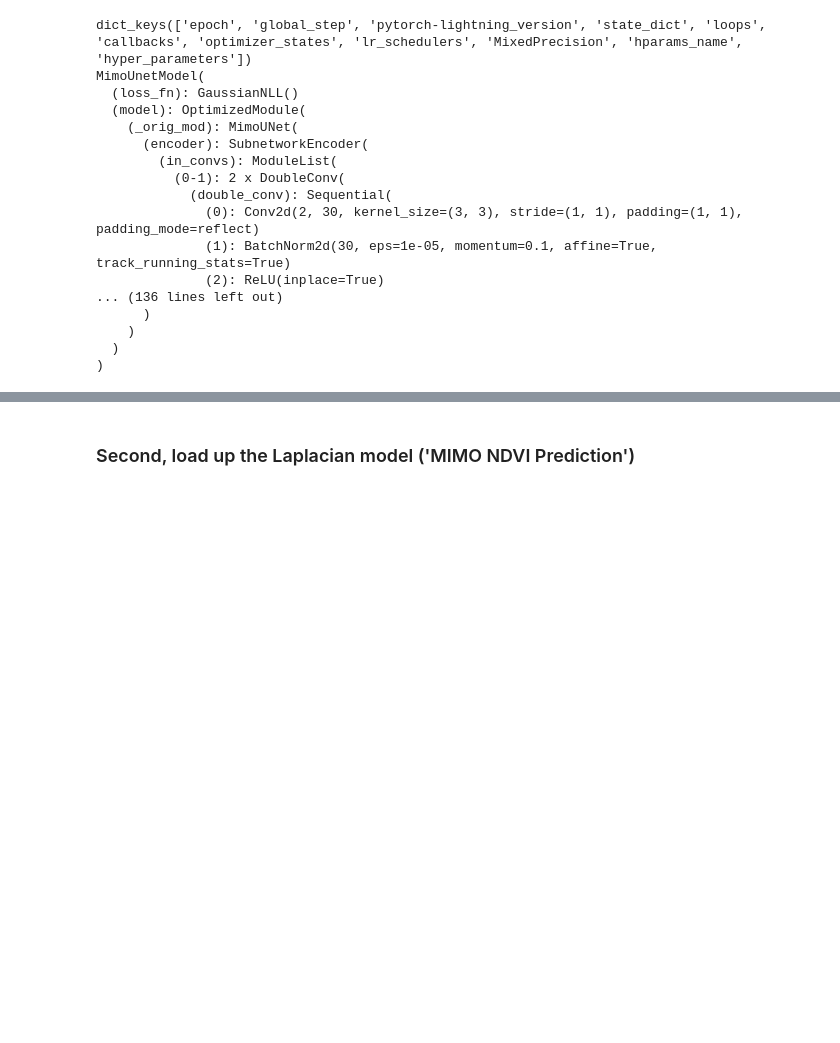
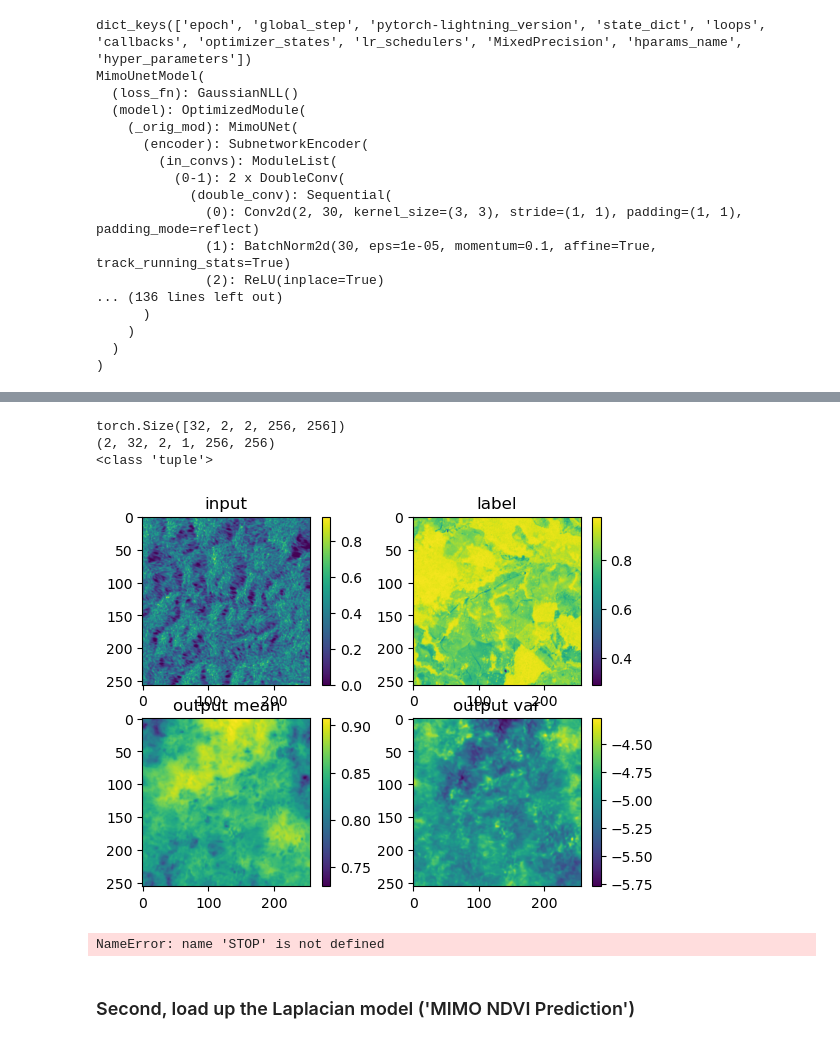
Before and after one commit to beckynevin/MIMO-Unet-cov, a Jupyter notebook: CompareModels.ipynb, the cells around one changed output, grey strips where cells are left out. Saved outputs shown, nothing was run; the diff lists cells and outputs as text; code cells hidden in the pictures; blank space fills up the shorter version.

Commit message:
up to displaying output and var

```diff
--- a/CompareModels.ipynb
+++ b/CompareModels.ipynb
@@ -47,8 +49,6 @@ args = Namespace(**args)  # Convert dictionary to Namespace
 dm = get_datamodule(args)
 
 
-# Initialize the datamodule (this can be modified based on your setup)
-dm = get_datamodule(args)
 
 # Instantiate the model (ensure to use the same parameters as during training)
 model = MimoUnetModel(
@@ -76,7 +76,7 @@ model.compile()
 # %%
 print(args)
 # Load the checkpoint
-checkpoint = torch.load(args.checkpoint_path)
+checkpoint = torch.load(args.checkpoint_path, map_location=torch.device('cpu'))
 print(checkpoint.keys())
 model.load_state_dict(checkpoint['state_dict'])
 
@@ -120,13 +121,4 @@ odict_keys(['model._orig_mod.encoder.in_convs.0.double_conv.0.weight', 'model._o
 # Now we can use the model to make predictions
 test_data = dm.test_dataloader()  # Ensure the dataloader is set up for your test dataset
 
-# Make predictions
-predictions = []
-with torch.no_grad():
-    for inputs in test_data:
-        outputs = model(inputs)
-        predictions.append(outputs)
-
-# Optionally save the predictions (or process them further)
-for i, pred in enumerate(predictions):
-    save_image(pred, f'prediction_{i}.png')  # Replace with actual saving function if needed
+print(test_data)
@@ -133,2 +127,66 @@ for i, pred in enumerate(predictions):
+# %%
+# Make predictions
+predictions = []
+with torch.no_grad():
+    for inputs in test_data:
+        image_tensor = inputs["image"]  # Extract the tensor
+        label_tensor = inputs["label"]
+
+        image_tensor = image_tensor.unsqueeze(1) # adding subnetwork channel
+        # (B, S, C, H, W) = x.shape
+        # batch, # subnetworks, channels, height, width
+
+        # now duplicate, this saves on memory
+        image_tensor = image_tensor.expand(-1, 2, -1, -1, -1)
+        # this is the option that creates actual copies
+        # image_tensor = image_tensor.repeat(1, 2, 1, 1, 1)
+        print(np.shape(image_tensor))
+        fig = plt.figure()
+        ax0 = fig.add_subplot(221)
+        im0 = ax0.imshow(image_tensor[1,0,0,:,:])
+        plt.colorbar(im0)
+        ax0.set_title('input')
+
+        ax1 = fig.add_subplot(222)
+        im1 = ax1.imshow(label_tensor[0,0,:,:])
+        plt.colorbar(im1)
+        ax1.set_title('label')
+
+
+        outputs = model(image_tensor)  # Pass only the tensor to the model
+        print(np.shape(outputs))
+        print(type(outputs))
+
+        output_mean = outputs[0]
+        output_var = outputs[1]
+
+        mean = output_mean[0, 0, 0, :, :].cpu().detach().numpy()
+        var = output_var[0, 0, 0, :, :].cpu().detach().numpy()
+
+        ax2 = fig.add_subplot(223)
+        im2 = ax2.imshow(mean)
+        plt.colorbar(im2)
+        ax2.set_title('output mean')
+
+        ax3 = fig.add_subplot(224)
+        im3 = ax3.imshow(var)
+        plt.colorbar(im3)
+        ax3.set_title('output var')
+        plt.show()
+
+        # make an image for if this is well calibrated
+        STOP
+
+        predictions.append(outputs)
+
+# Optionally save the predictions (or process them further)
+for i, pred in enumerate(predictions):
+    save_image(pred, f'prediction_{i}.png')  # Replace with actual saving function if needed
+# %% [output]
+torch.Size([32, 2, 2, 256, 256])
+(2, 32, 2, 1, 256, 256)
+<class 'tuple'>
+[figure, added]
+NameError: name 'STOP' is not defined
 # %% [markdown]
 ### Second, load up the Laplacian model ('MIMO NDVI Prediction')
```
Also changed, not shown: parts of 4 cells of this notebook.
